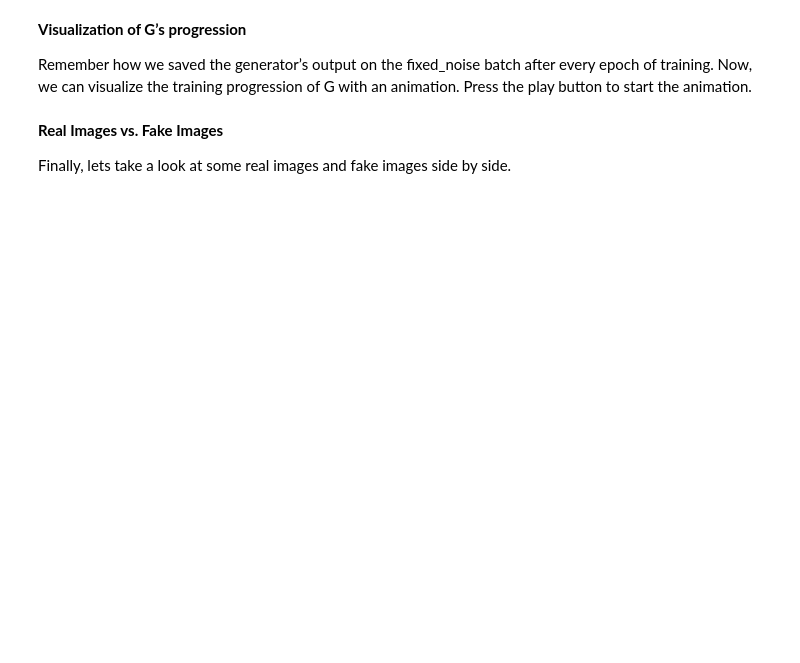
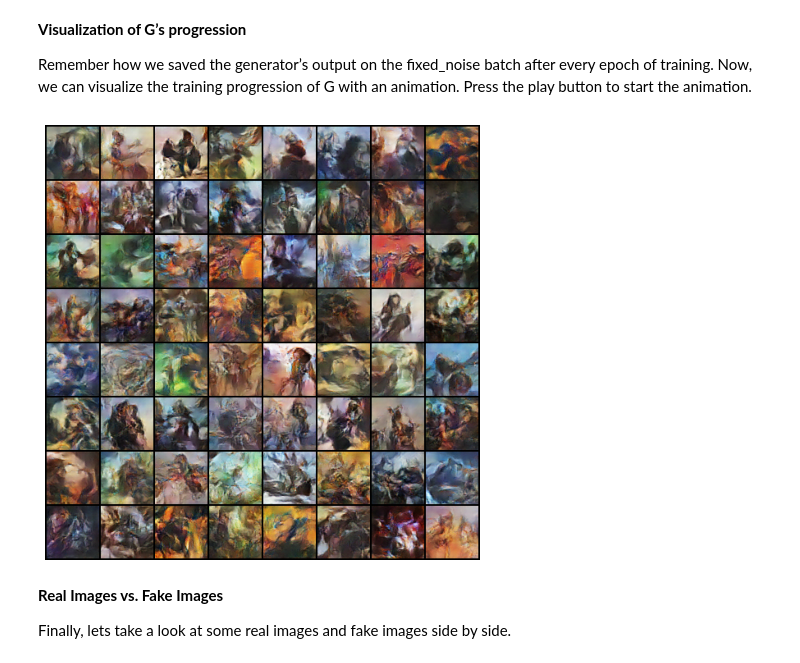
Before and after one commit to hlml-toronto/GAN_Models, a Jupyter notebook: examples/mtgGAN/mtgGAN_faces_port.ipynb, the cells around one changed output. Cells and saved outputs as stored; diff of their text form; code cells hidden in the pictures; blank space fills up the shorter version.

```diff
--- a/examples/mtgGAN/mtgGAN_faces_port.ipynb
+++ b/examples/mtgGAN/mtgGAN_faces_port.ipynb
@@ -195,7 +195,7 @@ ngf = 64
 ndf = 64
 
 # Number of training epochs
-num_epochs = 5
+num_epochs = 500
 
 # Learning rate for optimizers
 lr = 0.0002
@@ -688,7 +686,7 @@ for epoch in range(num_epochs):
         optimizerG.step()
 
         # Output training stats
-        if i % 50 == 0:
+        if i % 10 == 0:
             print('[%d/%d][%d/%d]\tLoss_D: %.4f\tLoss_G: %.4f\tD(x): %.4f\tD(G(z)): %.4f / %.4f'
                   % (epoch, num_epochs, i, len(dataloader),
                      errD.item(), errG.item(), D_x, D_G_z1, D_G_z2))
@@ -758,11 +755,14 @@ animation.
 # %%
 #%%capture
 fig = plt.figure(figsize=(8,8))
 plt.axis("off")
 ims = [[plt.imshow(np.transpose(i,(1,2,0)), animated=True)] for i in img_list]
 ani = animation.ArtistAnimation(fig, ims, interval=1000, repeat_delay=1000, blit=True)
 
 HTML(ani.to_jshtml())
+ani.save(DEFAULT_GAN_OUTPUT + os.sep + 'training.gif', writer='pillow', fps=1)
+# %% [output]
+[figure, added]
 # %% [markdown]
 **Real Images vs. Fake Images**
 
```
Also changed, not shown: parts of 6 cells of this notebook.
